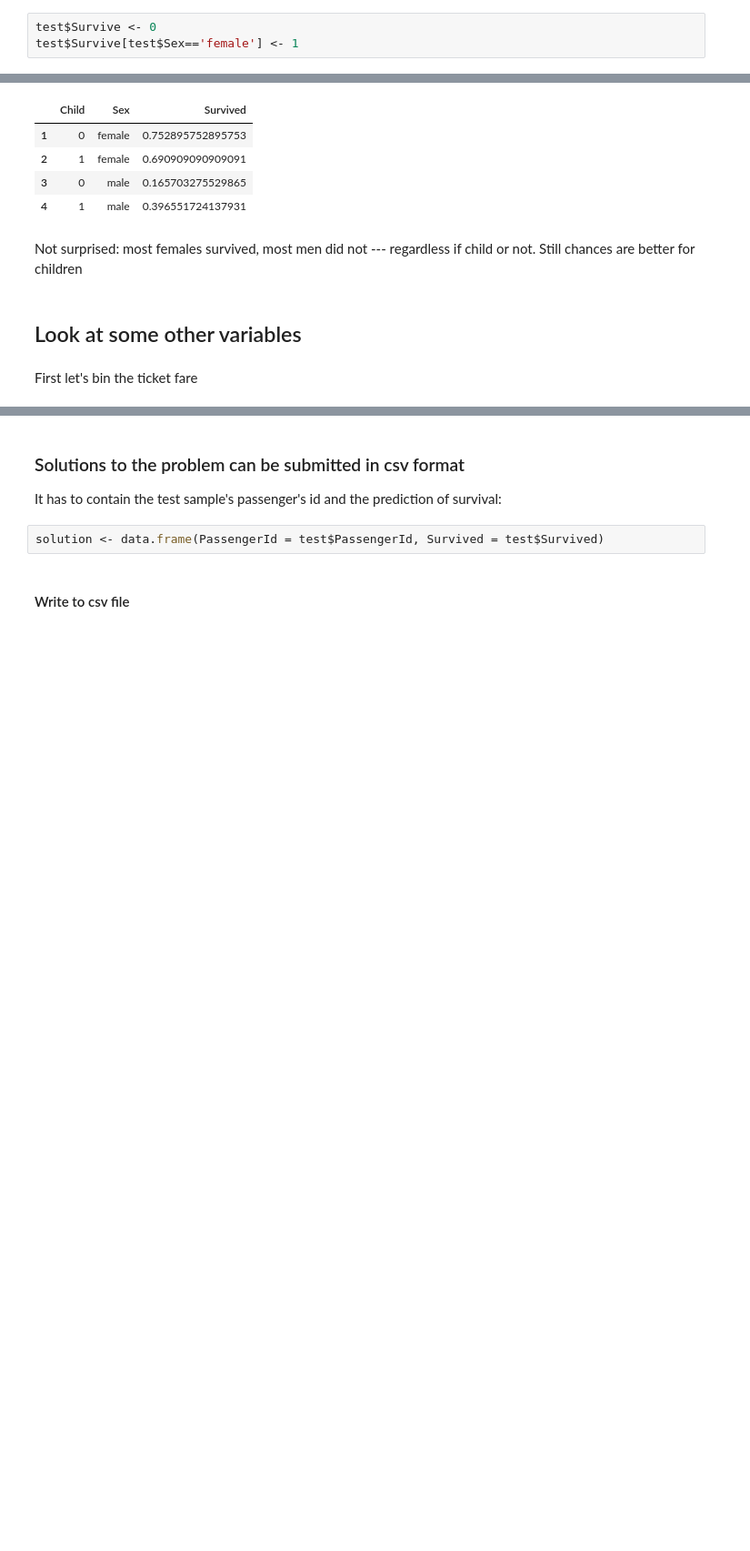
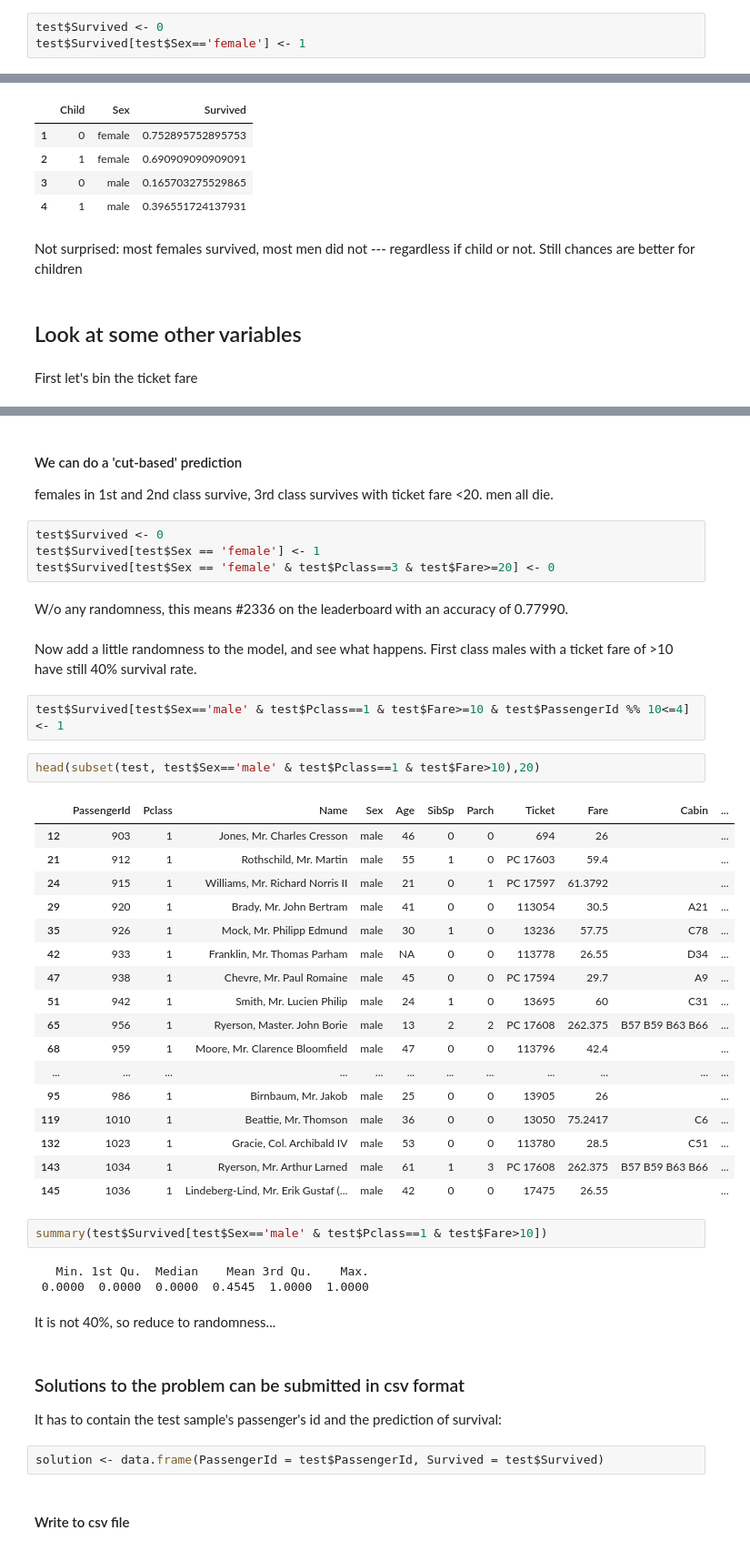
Before and after one commit to mschlupp/TestingArea, a Jupyter notebook: Tutorials/R/Titanic - Getting Started with R.ipynb, the cells around one changed output, grey strips where cells are left out. Shown at 91% size. Drawn from its saved outputs; the diff is of its cells as text; blank space fills up the shorter version.

Commit message:
playing around with some randomness in predictions

```diff
--- a/Tutorials/R/Titanic - Getting Started with R.ipynb
+++ b/Tutorials/R/Titanic - Getting Started with R.ipynb
@@ -123,8 +123,8 @@ prop.table(table(train$Sex, train$Survived),1) #1,2 for horizontal (row) or vert
 # %% [markdown]
 ### predict: women survide, male die
 # %%
-test$Survive <- 0
-test$Survive[test$Sex=='female'] <- 1
+test$Survived <- 0
+test$Survived[test$Sex=='female'] <- 1
 # %%
 summary(train$Age)
 # %% [output]
@@ -179,3 +204,44 @@ train$Fare2[train$Fare<10] <- '<10'
+# %% [markdown]
+#### We can do a 'cut-based' prediction
+females in 1st and 2nd class survive, 3rd class survives with ticket fare <20.
+men all die.
+# %%
+test$Survived <- 0
+test$Survived[test$Sex == 'female'] <- 1
+test$Survived[test$Sex == 'female' & test$Pclass==3 & test$Fare>=20] <- 0
+# %% [markdown]
+W/o any randomness, this means #2336 on the leaderboard with an accuracy of 0.77990.
+# %% [markdown]
+Now add a little randomness to the model, and see what happens. First class males with a ticket fare of >10 have still 40% survival rate.
+# %%
+test$Survived[test$Sex=='male' & test$Pclass==1 & test$Fare>=10 & test$PassengerId %% 10<=4] <- 1
+# %%
+head(subset(test, test$Sex=='male' & test$Pclass==1 & test$Fare>10),20)
+# %% [output]
+|  | PassengerId | Pclass | Name | Sex | Age | SibSp | Parch | Ticket | Fare | Cabin | ... |
+| 12 | 903 | 1 | Jones, Mr. Charles Cresson | male | 46 | 0 | 0 | 694 | 26 |  | ... |
+| 21 | 912 | 1 | Rothschild, Mr. Martin | male | 55 | 1 | 0 | PC 17603 | 59.4 |  | ... |
+| 24 | 915 | 1 | Williams, Mr. Richard Norris II | male | 21 | 0 | 1 | PC 17597 | 61.3792 |  | ... |
+| 29 | 920 | 1 | Brady, Mr. John Bertram | male | 41 | 0 | 0 | 113054 | 30.5 | A21 | ... |
+| 35 | 926 | 1 | Mock, Mr. Philipp Edmund | male | 30 | 1 | 0 | 13236 | 57.75 | C78 | ... |
+| 42 | 933 | 1 | Franklin, Mr. Thomas Parham | male | NA | 0 | 0 | 113778 | 26.55 | D34 | ... |
+| 47 | 938 | 1 | Chevre, Mr. Paul Romaine | male | 45 | 0 | 0 | PC 17594 | 29.7 | A9 | ... |
+| 51 | 942 | 1 | Smith, Mr. Lucien Philip | male | 24 | 1 | 0 | 13695 | 60 | C31 | ... |
+| 65 | 956 | 1 | Ryerson, Master. John Borie | male | 13 | 2 | 2 | PC 17608 | 262.375 | B57 B59 B63 B66 | ... |
+| 68 | 959 | 1 | Moore, Mr. Clarence Bloomfield | male | 47 | 0 | 0 | 113796 | 42.4 |  | ... |
+| ... | ... | ... | ... | ... | ... | ... | ... | ... | ... | ... | ... |
+| 95 | 986 | 1 | Birnbaum, Mr. Jakob | male | 25 | 0 | 0 | 13905 | 26 |  | ... |
+| 119 | 1010 | 1 | Beattie, Mr. Thomson | male | 36 | 0 | 0 | 13050 | 75.2417 | C6 | ... |
+| 132 | 1023 | 1 | Gracie, Col. Archibald IV | male | 53 | 0 | 0 | 113780 | 28.5 | C51 | ... |
+| 143 | 1034 | 1 | Ryerson, Mr. Arthur Larned | male | 61 | 1 | 3 | PC 17608 | 262.375 | B57 B59 B63 B66 | ... |
+| 145 | 1036 | 1 | Lindeberg-Lind, Mr. Erik Gustaf (... | male | 42 | 0 | 0 | 17475 | 26.55 |  | ... |
+# %%
+summary(test$Survived[test$Sex=='male' & test$Pclass==1 & test$Fare>10])
+# %% [output]
+   Min. 1st Qu.  Median    Mean 3rd Qu.    Max.
+ 0.0000  0.0000  0.0000  0.4545  1.0000  1.0000
+# %% [markdown]
+It is not 40%, so reduce to randomness...
 # %% [markdown]
 ### Solutions to the problem can be submitted in csv format
 It has to contain the test sample's passenger's id and the prediction of survival:
```
Also changed, not shown: parts of 3 cells of this notebook, 1 other file.
